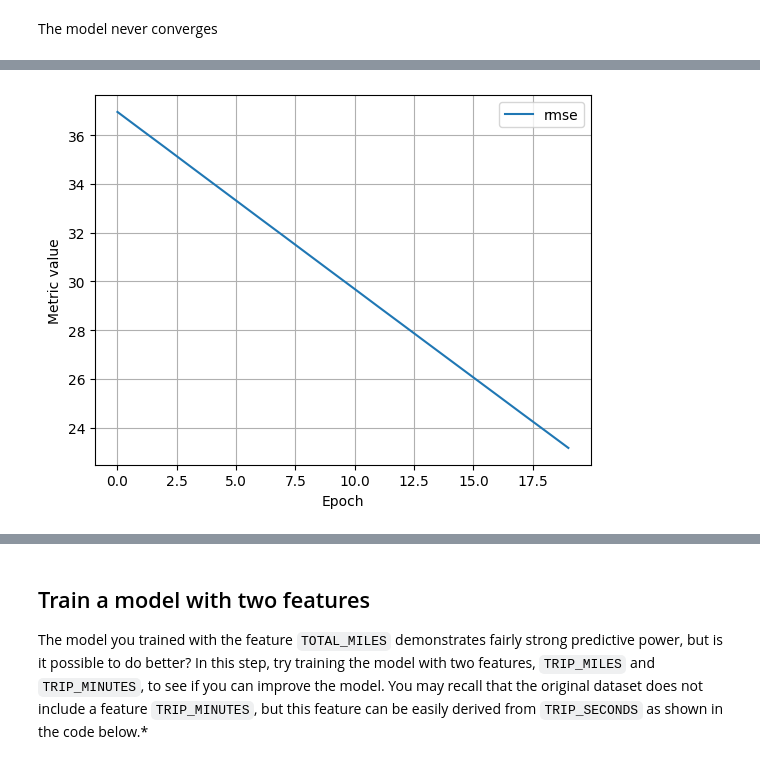
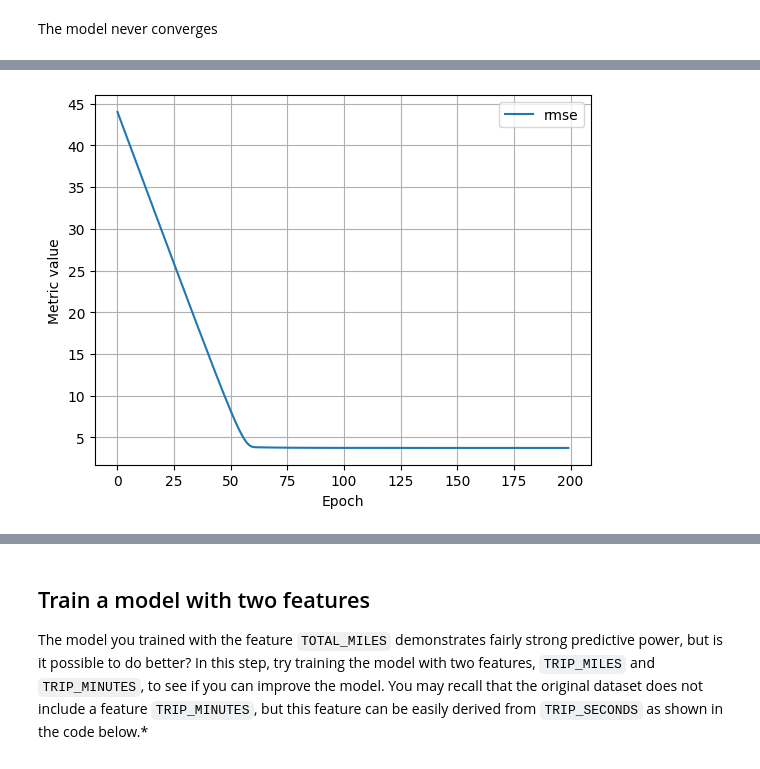
Before and after one commit to loicns/loicns, a Jupyter notebook: ml/cc/exercises/linear_regression_taxi.ipynb, the cells around one changed output, grey strips where cells are left out. Cells and saved outputs as stored; diff of their text form; code cells hidden in the pictures.

```diff
--- a/ml/cc/exercises/linear_regression_taxi.ipynb
+++ b/ml/cc/exercises/linear_regression_taxi.ipynb
@@ -511,7 +513,7 @@ The model never converges
 # TODO - Adjust these hyperparameters to see how they impact a training run.
 settings_2 = ml_edu.experiment.ExperimentSettings(
     learning_rate = 0.0001,
-    number_epochs = 20,
+    number_epochs = 200,
     batch_size = 50,
     input_features = ['TRIP_MILES']
 )
@@ -545,2 +547,2 @@ Epoch 20/20
 [interactive output not drawn]
-[figure, old version]
+[figure, new version]
```
Also changed, not shown: parts of 6 cells of this notebook.
